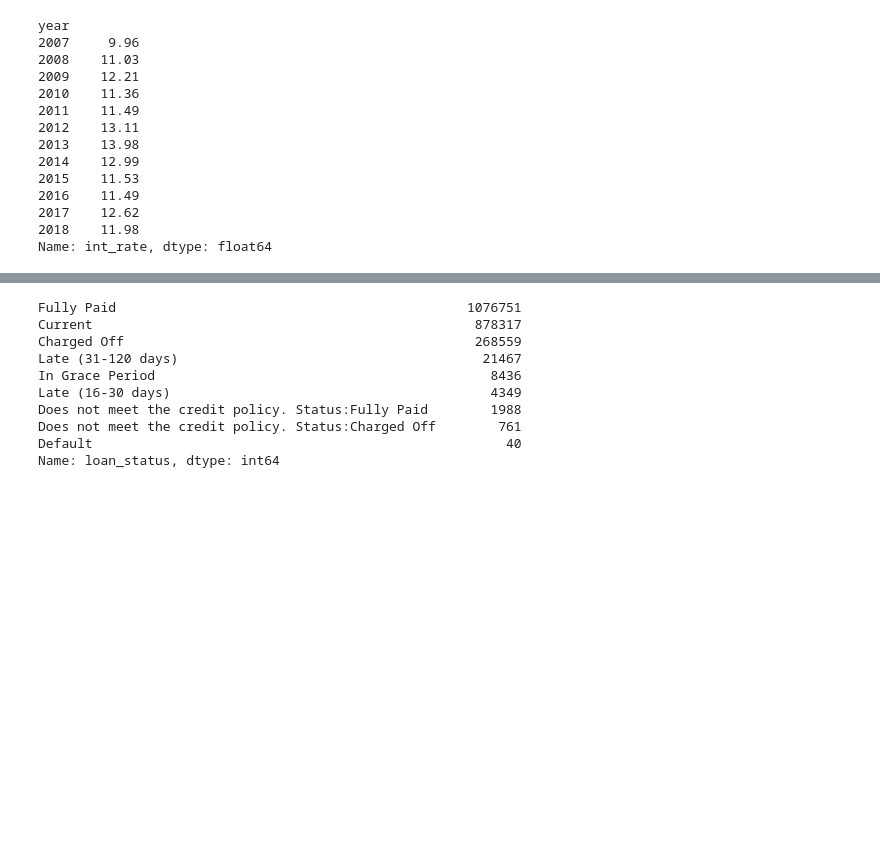
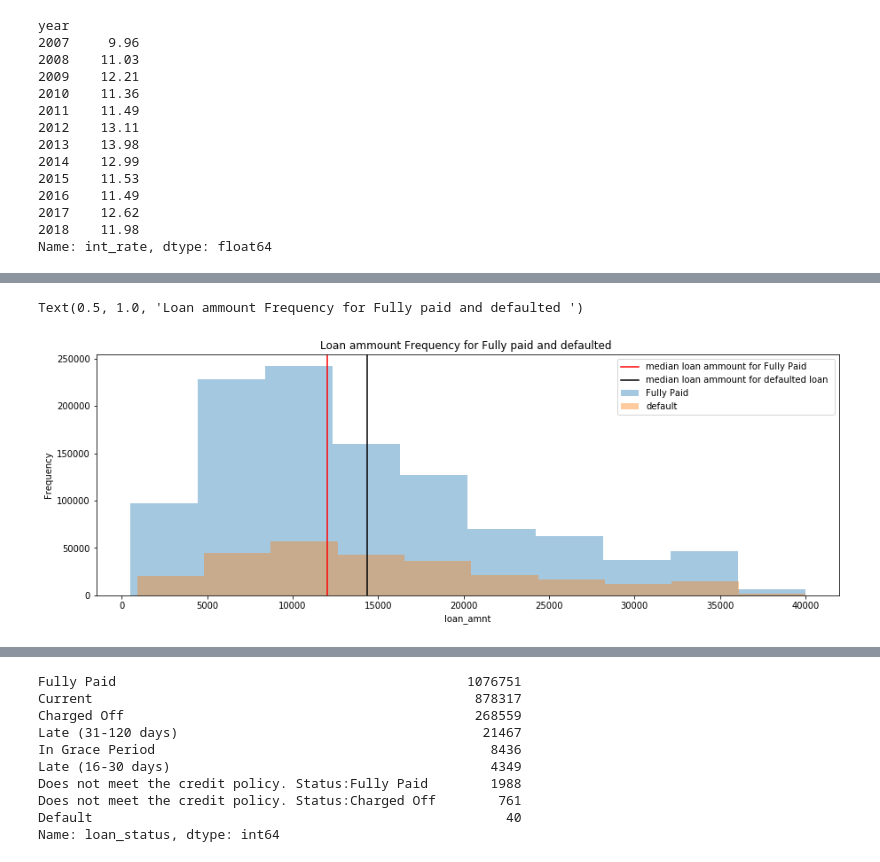
Before and after one commit to bacover/Capstone, a Jupyter notebook: Untitled.ipynb, the cells around one changed output, grey strips where cells are left out. Drawn from its saved outputs; the diff is of its cells as text; code cells hidden in the pictures; blank space fills up the shorter version.

```diff
--- a/Untitled.ipynb
+++ b/Untitled.ipynb
@@ -149,11 +153,24 @@ Text(0, 0.5, 'Average loan ammount issued')
 # %%
+med = []
+
 temp = df[df.loan_status=='Fully Paid']
+med.append(temp['loan_amnt'].median() )
 sns.distplot(temp.loan_amnt,bins=10,kde=False,label='Fully Paid')
+#plt.avxline(median)
 
 temp = df[df.loan_status=='Charged Off']
+med.append(temp['loan_amnt'].median() )
 sns.distplot(temp.loan_amnt,bins=10,kde=False,label='default')
 
+colors = ['r','k']
+status = ['Fully Paid','defaulted loan']
+for xc,c,s in zip(med,colors,status):
+    plt.axvline(x=xc, label='median loan ammount for {} '.format(s), c=c)
+
 plt.ylabel('Frequency')
-plt.label()
+plt.legend()
 plt.title('Loan ammount Frequency for Fully paid and defaulted ')
+# %% [output]
+Text(0.5, 1.0, 'Loan ammount Frequency for Fully paid and defaulted ')
+[figure, added]
 # %%
```
Also changed, not shown: parts of 21 cells of this notebook.
